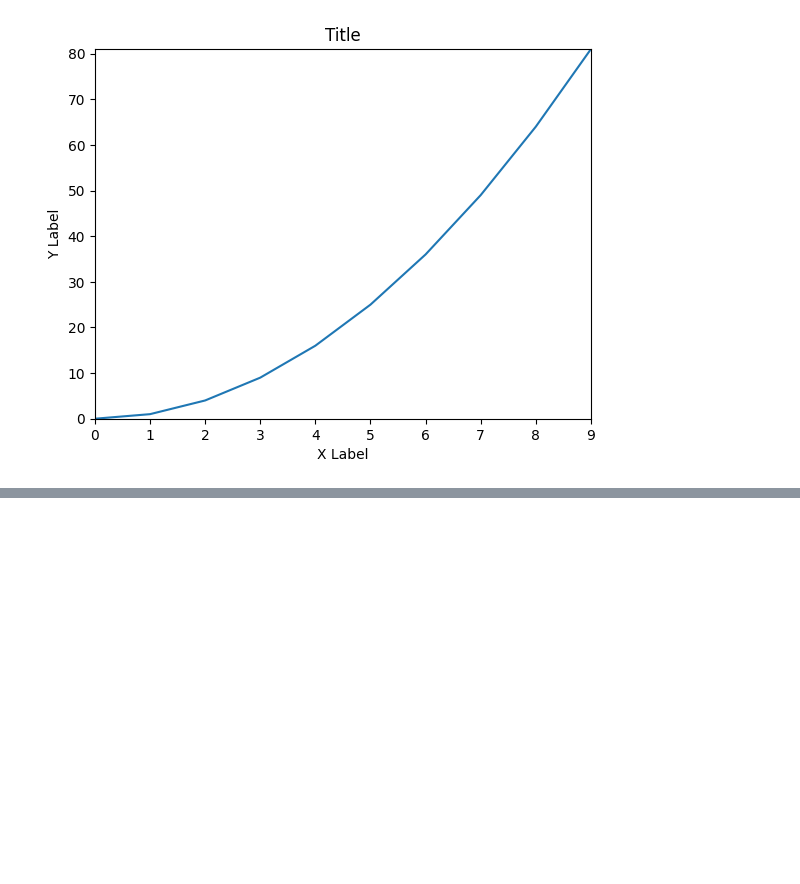
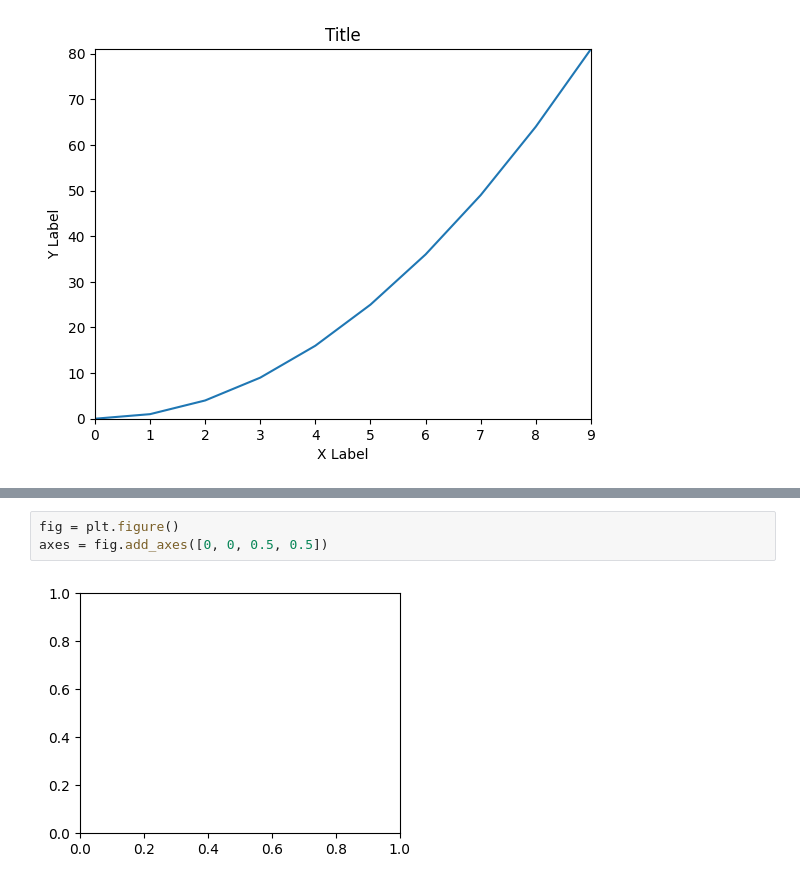
Before and after one commit to GabrielRugila/stats-ml, a Jupyter notebook: L_PY_ML/mtp/basics.ipynb, the cells around one changed output, grey strips where cells are left out. Saved outputs shown, nothing was run; the diff lists cells and outputs as text; blank space fills up the shorter version.

```diff
--- a/L_PY_ML/mtp/basics.ipynb
+++ b/L_PY_ML/mtp/basics.ipynb
@@ -25,0 +34,5 @@ plt.show()
+# %%
+fig = plt.figure()
+axes = fig.add_axes([0, 0, 0.5, 0.5])
+# %% [output]
+[figure, added]
```
Also changed, not shown: parts of 9 cells of this notebook.
